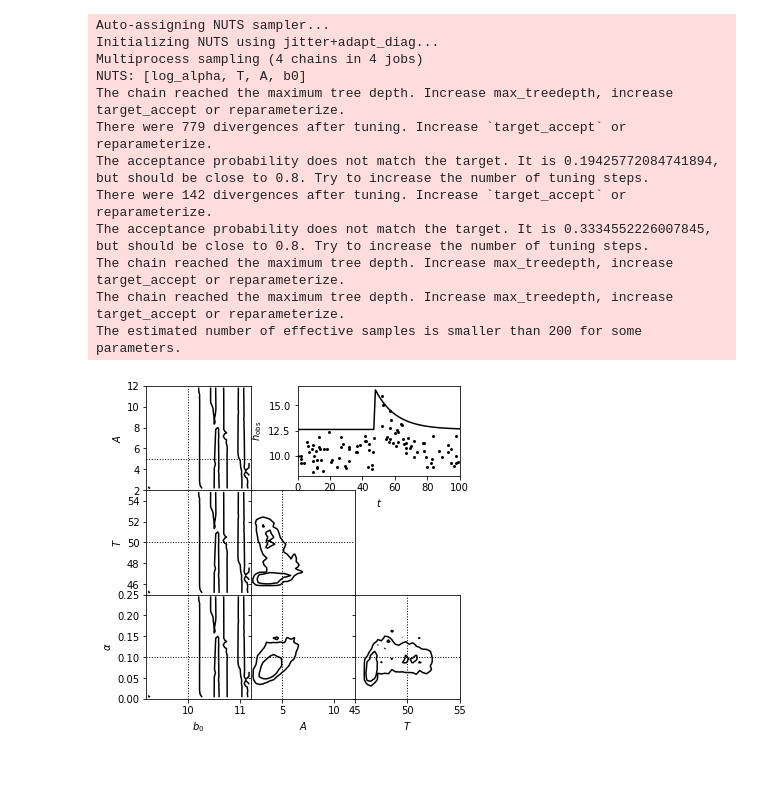
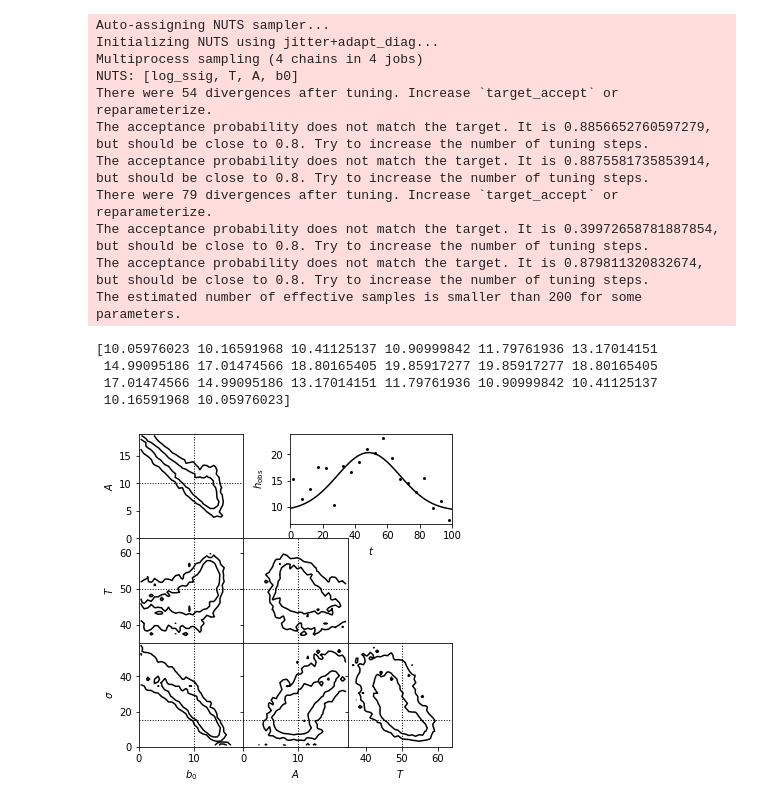
Before and after one commit to Pssales/Topicos, a Jupyter notebook: Figure 10.25-Aleatorio.ipynb, the cells around one changed output. Saved outputs shown, nothing was run; the diff lists cells and outputs as text; code cells hidden in the pictures; blank space fills up the shorter version.

```diff
--- a/Figure 10.25-Aleatorio.ipynb
+++ b/Figure 10.25-Aleatorio.ipynb
@@ -39,6 +56,6 @@ y_obs = np.random.normal(y_true, sigma)
 # %%
 limitesuperior = 5.0
-numeropontos = len(y_obs)
+numeropontos = 512
 
 temporario = np.random.uniform(low=-1, high=1, size=numeropontos)
 saida = np.cumsum(temporario)
@@ -50,7 +67,7 @@ for i in range(0, len(saida)):
     saida[i] = ((saida[i] - min_value) / (max_value - min_value)) * limitesuperior
 
 
-x = y_obs + saida
+#x = y_obs + saida
 plt.plot(saida)
 plt.show()
 # %% [output]
@@ -65,10 +160,14 @@ def compute_MCMC_results(draws=3000, tune=1000):
         b0 = pm.Uniform('b0', 0, 50)
         A = pm.Uniform('A', 0, 50)
         T = pm.Uniform('T', 0, 100)
-        log_alpha = pm.Uniform('log_alpha', -10, 10)
+        #log_alpha = pm.Uniform('log_alpha', -10, 10)
 
-        y = pm.Normal('y', mu=burst(t, b0, A, np.exp(log_alpha), T),
-                      sd=sigma, observed=x)
+        #y = pm.Normal('y', mu=burst(t, b0, A, np.exp(log_alpha), T),
+                      #sd=sigma, observed=x)
+        log_ssig = pm.Uniform('log_ssig', -10, 10)
+
+        y = pm.Normal('y', mu=gauss(t, b0, A, ssig(log_ssig), T),
+                      sd=sigma, observed=y_obs)
 
         traces = pm.sample(draws=draws, tune=tune)
 
@@ -77,49 +176,55 @@ def compute_MCMC_results(draws=3000, tune=1000):
 
 traces = compute_MCMC_results()
 mean_vals = pm.summary(traces)['mean']
-mean_vals['alpha'] = np.exp(mean_vals.pop('log_alpha'))
+mean_vals['ssig'] = ssig(mean_vals.pop('log_ssig'))
 
-labels = ['$b_0$', '$A$', '$T$', r'$\alpha$']
+labels = ['$b_0$', '$A$', '$T$', r'$\sigma$']
 
-limits = [(9.2, 11.2), (2, 12), (45, 55), (0.0, 0.25)]
-true = [b0_true, A_true, T_true, alpha_true]
+true = [b0_true, A_true, T_true, ssig_true]
+limits = [(0.0, 19.0), (0, 19), (35, 64), (0.0, 59.0)]
 # %% [output]
 Auto-assigning NUTS sampler...
 Initializing NUTS using jitter+adapt_diag...
 Multiprocess sampling (4 chains in 4 jobs)
-NUTS: [log_alpha, T, A, b0]
-The chain reached the maximum tree depth. Increase max_treedepth, increase target_accept or reparameterize.
-There were 779 divergences after tuning. Increase `target_accept` or reparameterize.
-The acceptance probability does not match the target. It is 0.19425772084741894, but should be close to 0.8. Try to increase the number of tuning steps.
-There were 142 divergences after tuning. Increase `target_accept` or reparameterize.
-The acceptance probability does not match the target. It is 0.3334552226007845, but should be close to 0.8. Try to increase the number of tuning steps.
-The chain reached the maximum tree depth. Increase max_treedepth, increase target_accept or reparameterize.
-The chain reached the maximum tree depth. Increase max_treedepth, increase target_accept or reparameterize.
+NUTS: [log_ssig, T, A, b0]
+There were 54 divergences after tuning. Increase `target_accept` or reparameterize.
+The acceptance probability does not match the target. It is 0.8856652760597279, but should be close to 0.8. Try to increase the number of tuning steps.
+The acceptance probability does not match the target. It is 0.8875581735853914, but should be close to 0.8. Try to increase the number of tuning steps.
+There were 79 divergences after tuning. Increase `target_accept` or reparameterize.
+The acceptance probability does not match the target. It is 0.39972658781887854, but should be close to 0.8. Try to increase the number of tuning steps.
+The acceptance probability does not match the target. It is 0.879811320832674, but should be close to 0.8. Try to increase the number of tuning steps.
 The estimated number of effective samples is smaller than 200 for some parameters.
 # %%
 # ------------------------------------------------------------
 # Plot the results
 fig = plt.figure(figsize=(5, 5))
 fig.subplots_adjust(bottom=0.1, top=0.95,
                     left=0.1, right=0.95,
                     hspace=0.05, wspace=0.05)
 
 # This function plots multiple panels with the traces
-plot_mcmc([traces[i] for i in ['b0', 'A', 'T']] + [np.exp(traces['log_alpha'])],
+plot_mcmc([traces[i] for i in ['b0', 'A', 'T']] + [ssig(traces['log_ssig'])],
           labels=labels, limits=limits,
           true_values=true, fig=fig, bins=30, colors='k')
 
 # Plot the model fit
 ax = fig.add_axes([0.5, 0.7, 0.45, 0.25])
 t_fit = np.linspace(0, 100, 101)
-y_fit = burst(t_fit, **mean_vals)
+y_fit = gauss(t_fit, **mean_vals)
 
 ax.scatter(t, y_obs, s=9, lw=0, c='k')
 ax.plot(t_fit, y_fit, '-k')
+
 ax.set_xlim(0, 100)
 ax.set_xlabel('$t$')
 ax.set_ylabel(r'$h_{\rm obs}$')
 
+
+
 plt.show()
 # %% [output]
+[10.05976023 10.16591968 10.41125137 10.90999842 11.79761936 13.17014151
+ 14.99095186 17.01474566 18.80165405 19.85917277 19.85917277 18.80165405
+ 17.01474566 14.99095186 13.17014151 11.79761936 10.90999842 10.41125137
+ 10.16591968 10.05976023]
-[figure, old version]
+[figure, new version]
```
Also changed, not shown: parts of 4 cells of this notebook, 2 other files.
